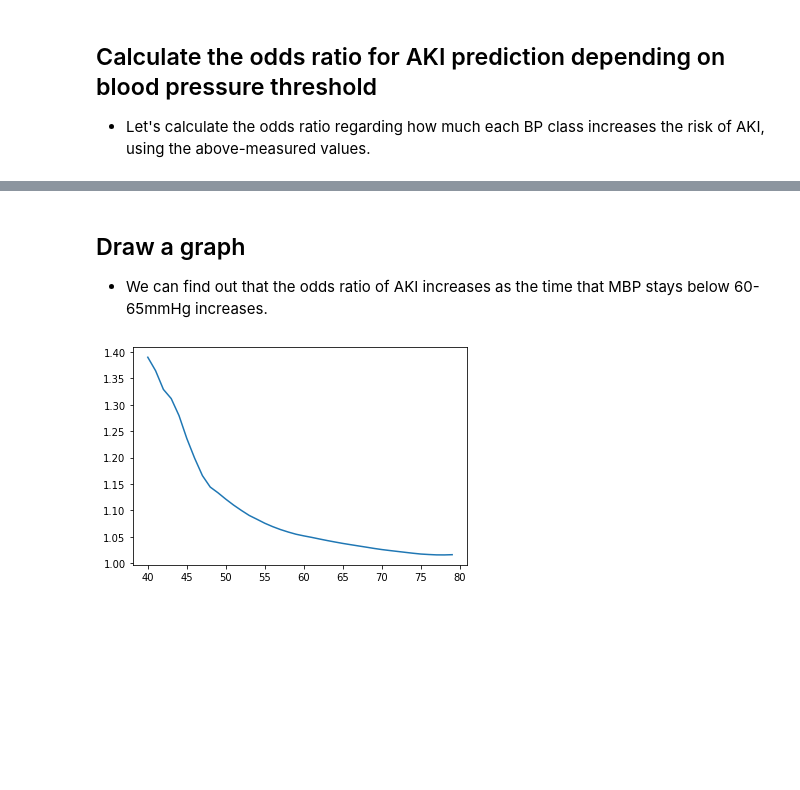
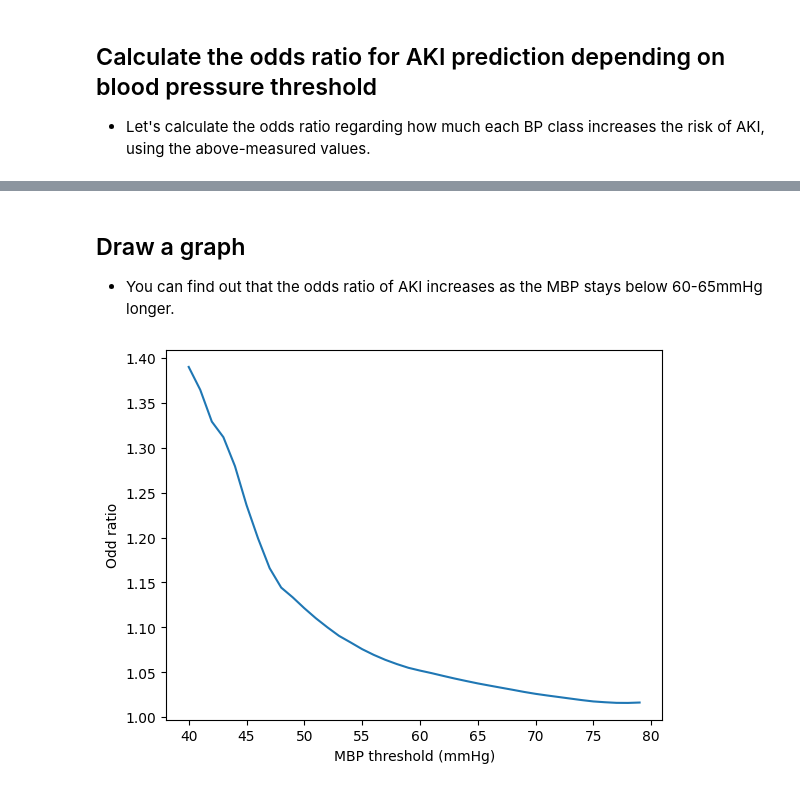
Before and after one commit to vitaldb/examples, a Jupyter notebook: mbp_aki.ipynb, the cells around one changed output, grey strips where cells are left out. Saved outputs shown, nothing was run; the diff lists cells and outputs as text; code cells hidden in the pictures; blank space fills up the shorter version.

```diff
--- a/mbp_aki.ipynb
+++ b/mbp_aki.ipynb
@@ -156,10 +168,12 @@ Optimization terminated successfully.
 under79 b=0.016, exp(b)=1.016, pval=0.240
 # %% [markdown]
 ## Draw a graph
-- We can find out that the odds ratio of AKI increases as the time that MBP stays below 60-65mmHg increases.
+- You can find out that the odds ratio of AKI increases as the MBP stays below 60-65mmHg longer.
 # %%
 import matplotlib.pyplot as plt
 plt.plot(mbp_thresholds, odd_ratios)
+plt.xlabel('MBP threshold (mmHg)')
+plt.ylabel('Odd ratio')
 plt.show()
 # %% [output]
-[figure, old version]
+[figure, new version]
```
Also changed, not shown: parts of 2 cells of this notebook.
